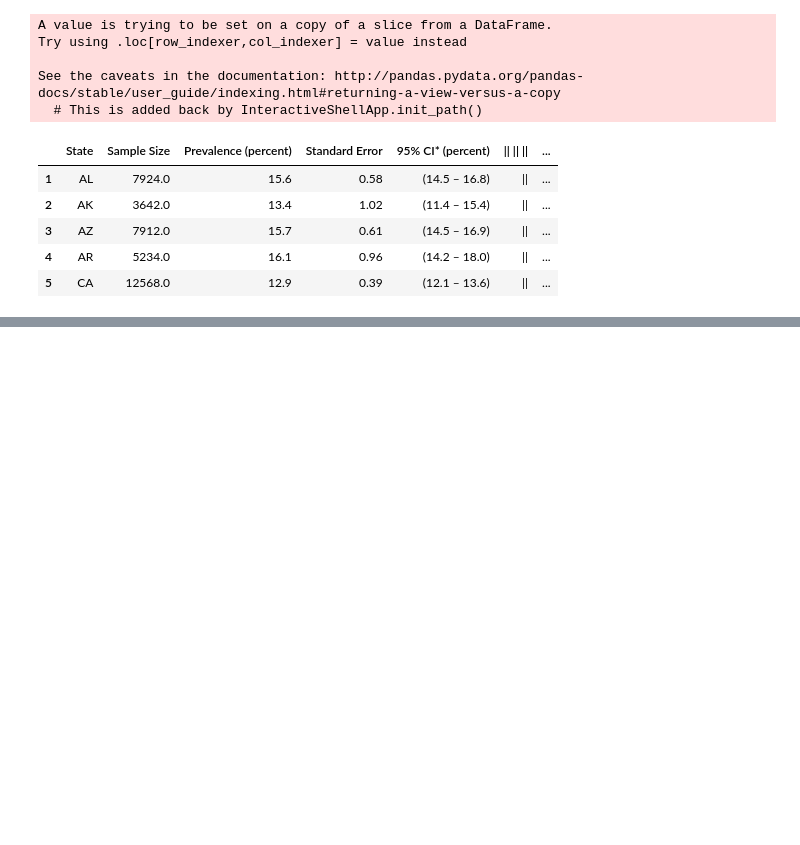
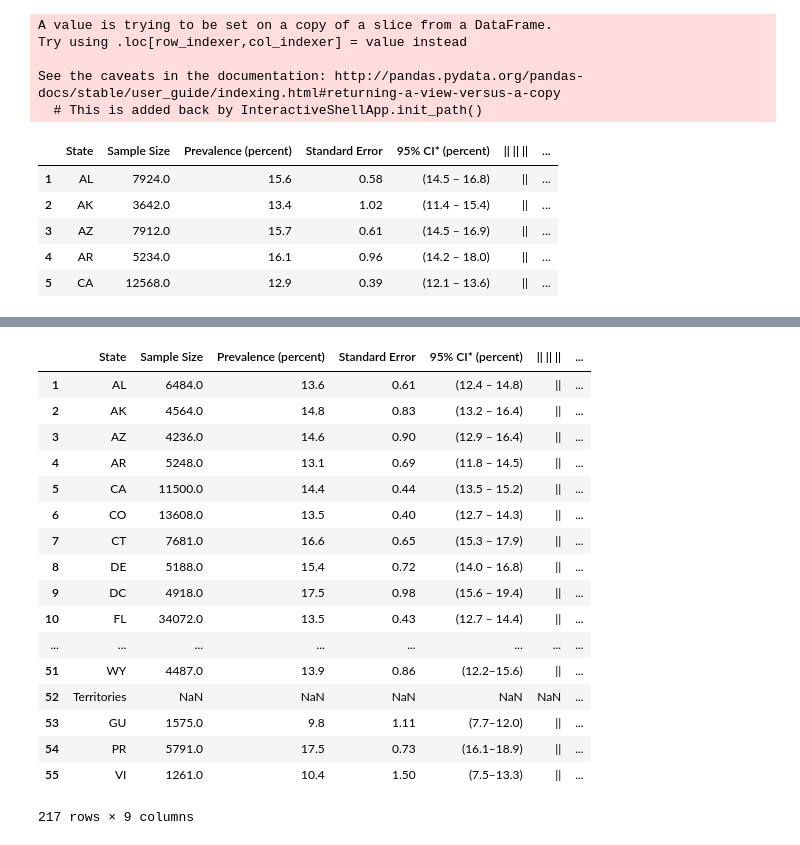
Before and after one commit to emilou1981/ETL-Project, a Jupyter notebook: Asthma.ipynb, the cells around one changed output, grey strips where cells are left out. Drawn from its saved outputs; the diff is of its cells as text; code cells hidden in the pictures; blank space fills up the shorter version.

```diff
--- a/Asthma.ipynb
+++ b/Asthma.ipynb
@@ -51,6 +51,7 @@ df_2015 = pd.read_html(url_2015)
 df_asthma_2015=df_2015[0]
 
 asthma_2015 =df_asthma_2015.iloc[1:]
+asthma_2015.drop(asthma_2015.index[51], inplace=True)
 
 asthma_2015['Year']='2015'
 asthma_2015.head()
@@ -116,0 +144,22 @@ See the caveats in the documentation: http://pandas.pydata.org/pandas-docs/stabl
+# %%
+combined_df=pd.concat([asthma_2013, asthma_2014,asthma_2015, asthma_2016])
+combined_df
+# %% [output]
+|  | State | Sample Size | Prevalence (percent) | Standard Error | 95% CI* (percent) | || || || | ... |
+| 1 | AL | 6484.0 | 13.6 | 0.61 | (12.4 – 14.8) | || | ... |
+| 2 | AK | 4564.0 | 14.8 | 0.83 | (13.2 – 16.4) | || | ... |
+| 3 | AZ | 4236.0 | 14.6 | 0.90 | (12.9 – 16.4) | || | ... |
+| 4 | AR | 5248.0 | 13.1 | 0.69 | (11.8 – 14.5) | || | ... |
+| 5 | CA | 11500.0 | 14.4 | 0.44 | (13.5 – 15.2) | || | ... |
+| 6 | CO | 13608.0 | 13.5 | 0.40 | (12.7 – 14.3) | || | ... |
+| 7 | CT | 7681.0 | 16.6 | 0.65 | (15.3 – 17.9) | || | ... |
+| 8 | DE | 5188.0 | 15.4 | 0.72 | (14.0 – 16.8) | || | ... |
+| 9 | DC | 4918.0 | 17.5 | 0.98 | (15.6 – 19.4) | || | ... |
+| 10 | FL | 34072.0 | 13.5 | 0.43 | (12.7 – 14.4) | || | ... |
+| ... | ... | ... | ... | ... | ... | ... | ... |
+| 51 | WY | 4487.0 | 13.9 | 0.86 | (12.2–15.6) | || | ... |
+| 52 | Territories | NaN | NaN | NaN | NaN | NaN | ... |
+| 53 | GU | 1575.0 | 9.8 | 1.11 | (7.7–12.0) | || | ... |
+| 54 | PR | 5791.0 | 17.5 | 0.73 | (16.1–18.9) | || | ... |
+| 55 | VI | 1261.0 | 10.4 | 1.50 | (7.5–13.3) | || | ... |
+217 rows × 9 columns
```
Also changed, not shown: parts of 3 cells of this notebook.
